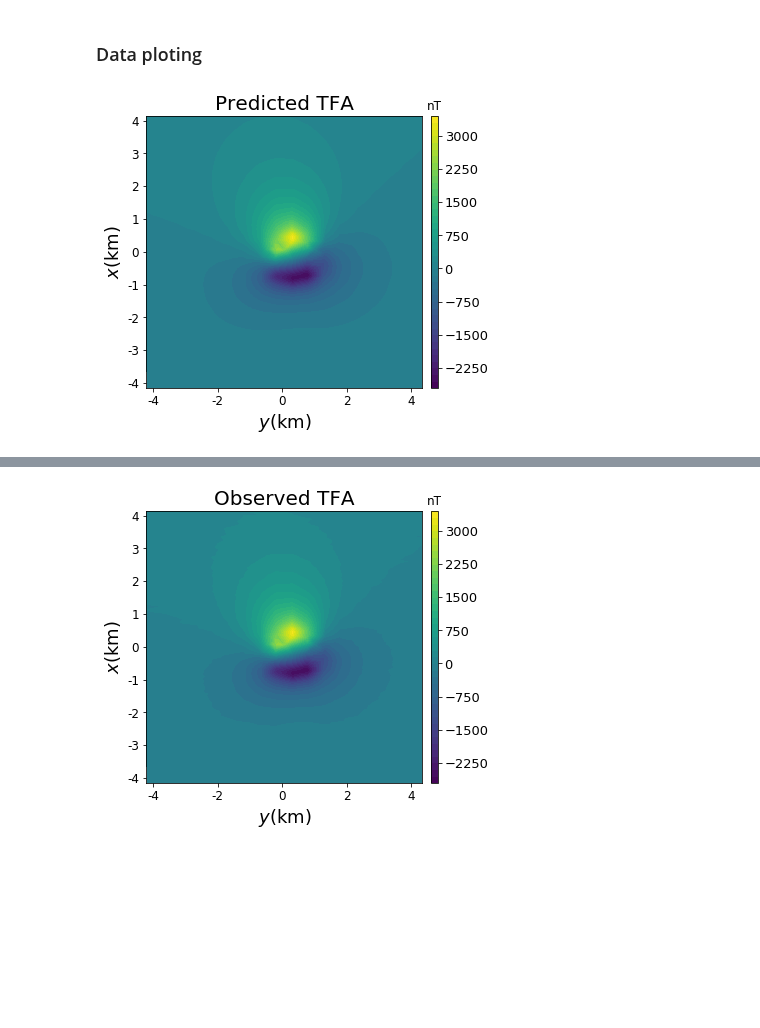
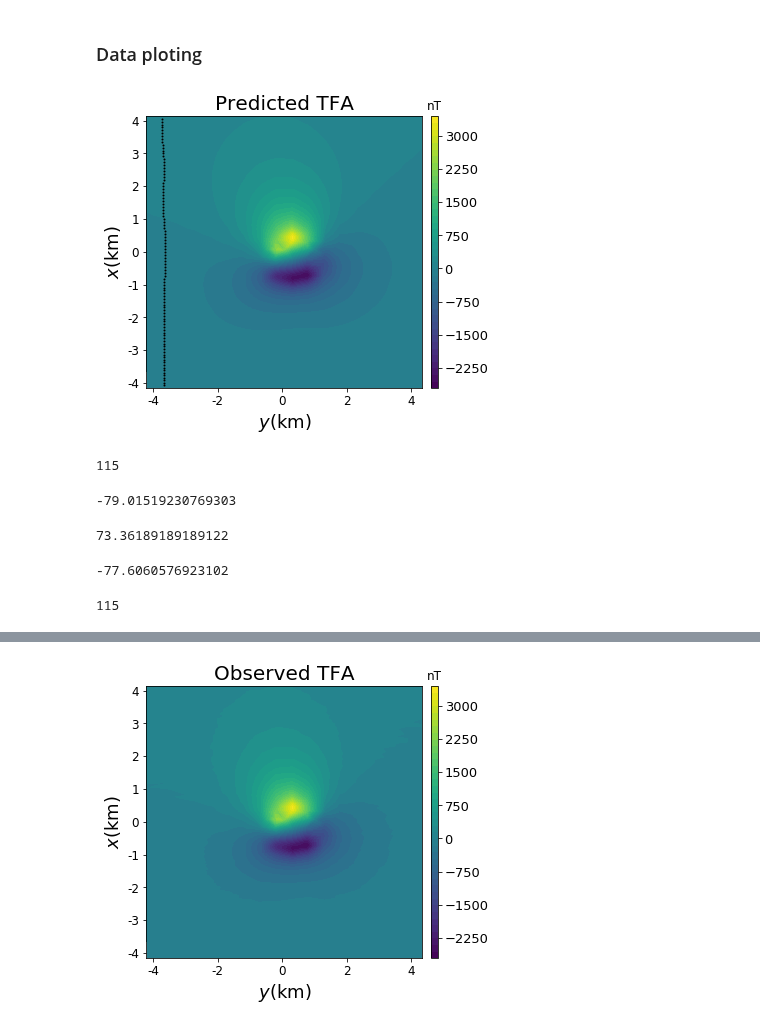
Before and after one commit to pinga-lab/magnetic-radial-inversion, a Jupyter notebook: code/complex_real_obs_pts/data_real_obs_pts.ipynb, the cells around one changed output, grey strips where cells are left out. Drawn from its saved outputs; the diff is of its cells as text; code cells hidden in the pictures; blank space fills up the shorter version.

```diff
--- a/code/complex_real_obs_pts/data_real_obs_pts.ipynb
+++ b/code/complex_real_obs_pts/data_real_obs_pts.ipynb
@@ -95,17 +91,43 @@ data['tfa_upward_obs'] = data['tfa_upward'] + np.random.normal(loc=0., scale=amp
 # %%
 plt.figure(figsize=(6,5))
 plt.title('Predicted TFA', fontsize=20)
 plt.tricontourf(grid['y'], grid['x'], data['tfa'], 40, cmap='viridis').ax.tick_params(labelsize=12)
 plt.xlabel('$y$(km)', fontsize=18)
 plt.ylabel('$x$(km)', fontsize=18)
 clb = plt.colorbar(pad=0.025, aspect=40, shrink=1)
 clb.ax.tick_params(labelsize=13)
+plt.plot(grid['y'][113:207], grid['x'][113:207], 'ko', markersize=1)
 #source = mpl.polygon(model['prisms'][0], '.-k', xy2ne=True)
 #source.set_label('Outcropping polygon')
 clb.ax.set_title('nT')
 mpl.m2km()
 #plt.legend(loc=0, fontsize=12, shadow=bool, framealpha=1, edgecolor='black')
 plt.savefig(mypath+'/pre_tfa.png', dpi=300)
 #img(filename=mypath+'/pre_tfa.png')
 # %% [output]
-[figure, old version]
+[figure, new version]
+# %%
+mask = (grid['y']<-4150.)
+grid['y'][mask].size
+# %% [output]
+115
+# %%
+mask = (grid['y']>=-4150.) & (grid['y']<=-3500.)
+(grid['x'][113] - grid['x'][0])/grid['y'][mask].size
+# %% [output]
+-79.01519230769303
+# %%
+mask = (grid['y']>=-3500.) & (grid['y']<=-3000.)
+(grid['x'][207] - grid['x'][114])/grid['y'][mask].size
+# %% [output]
+73.36189189189122
+# %%
+mask = (grid['y']>=-3000.) & (grid['y']<=-2500.)
+(grid['x'][311] - grid['x'][208])/grid['y'][mask].size
+# %% [output]
+-77.6060576923102
+# %%
+mask = (grid['y']>=-2500.) & (grid['y']<=-2000.)
+grid['y'][mask].size
+# %% [output]
+115
```
Also changed, not shown: parts of 3 cells of this notebook, 6 other files.
